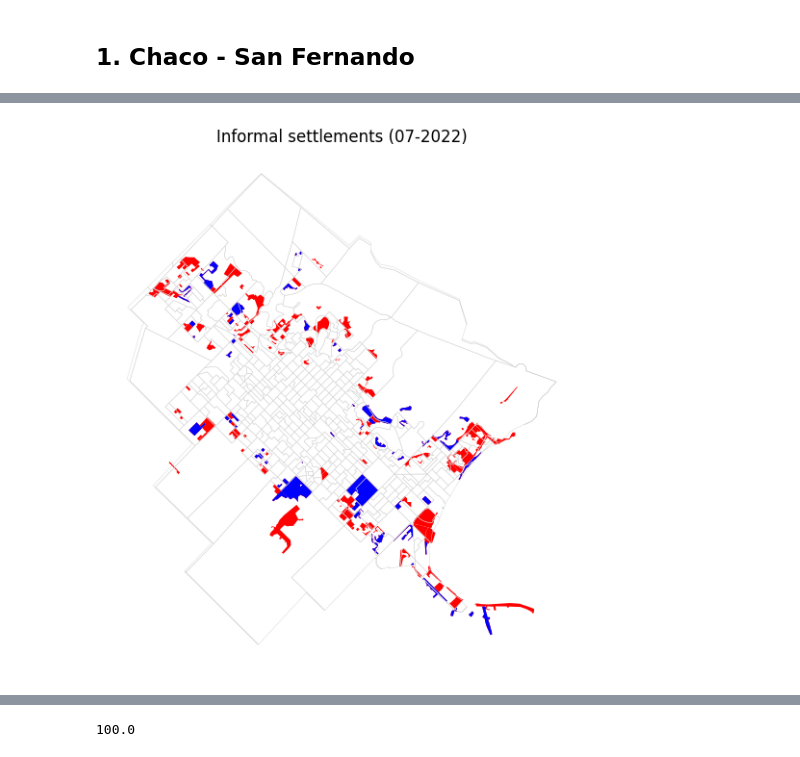
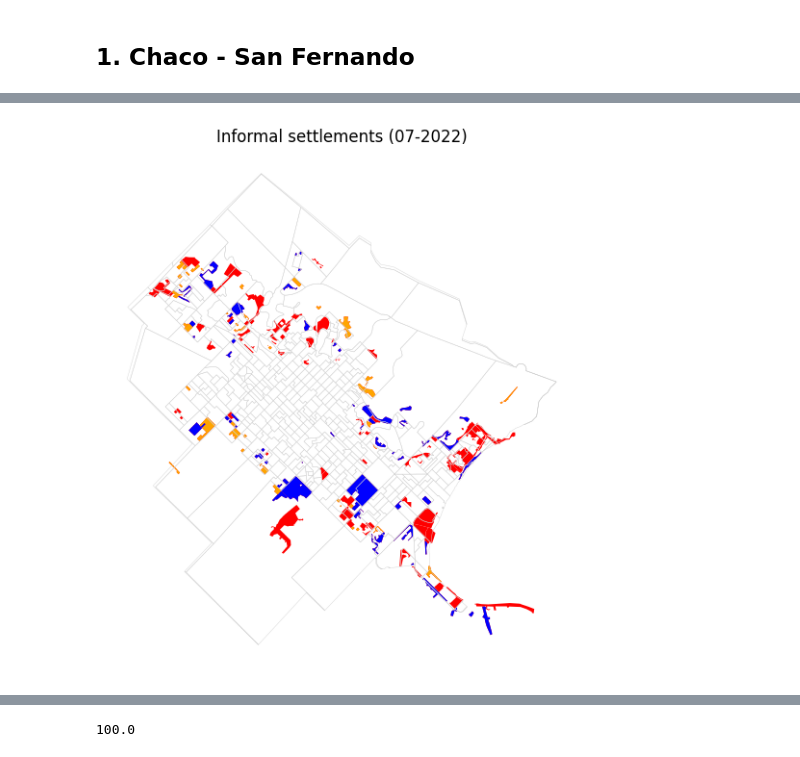
Before and after one commit to CEEU-lab/CENSAr, a Jupyter notebook: notebooks/03-tracts-overlays.ipynb, the cells around one changed output, grey strips where cells are left out. Drawn from its saved outputs; the diff is of its cells as text; code cells hidden in the pictures.

```diff
--- a/notebooks/03-tracts-overlays.ipynb
+++ b/notebooks/03-tracts-overlays.ipynb
@@ -33,11 +33,12 @@ inf_chaco = inf_gdf.loc[(inf_gdf['provincia'].isin(['Chaco'])) &
 # %%
 f, ax = plt.subplots(figsize=(10,7))
 chaco_2010.geometry.boundary.plot(ax=ax, linewidth=0.3, color='lightgrey')
 inf_chaco.plot(ax=ax, color='red')
 # los asentamientos creados a partir de la decada del 2000
 inf_chaco.loc[inf_chaco['decada_de_creacion']=='Década 2000'].plot(ax=ax, color='blue')
+inf_chaco.loc[inf_chaco['decada_de_creacion']=='Década 2010'].plot(ax=ax, color='orange')
 
 ax.set_title("Informal settlements (07-2022)")
 ax.set_axis_off();
 # %% [output]
-[figure, old version]
+[figure, new version]
```
Also changed, not shown: parts of 8 cells of this notebook.
